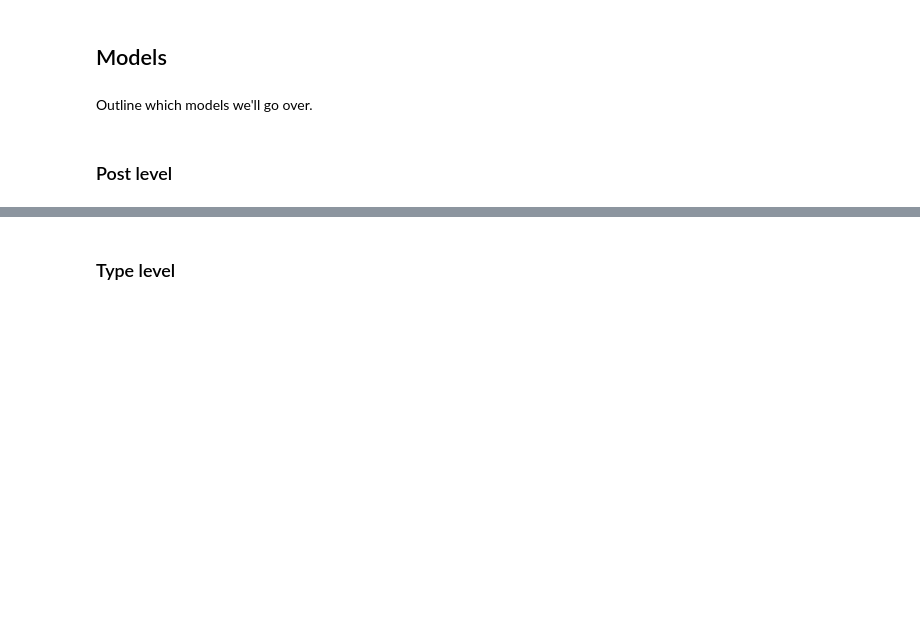
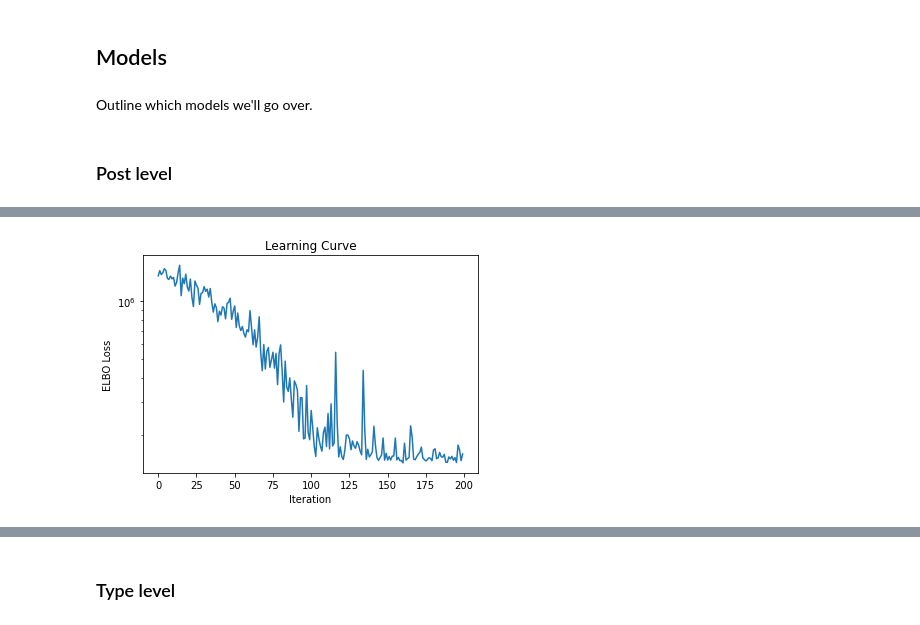
Before and after one commit to ageil/Probabilistic-Programming, a Jupyter notebook: docs/final_notebook.ipynb, the cells around one changed output, grey strips where cells are left out. Drawn from its saved outputs; the diff is of its cells as text; code cells hidden in the pictures; blank space fills up the shorter version.

```diff
--- a/docs/final_notebook.ipynb
+++ b/docs/final_notebook.ipynb
@@ -34,0 +71,6 @@ Note that some news articles may contain multiple claims reviewed separately. In
+# %%
+data_tuple, lookup_tuple, label_tuple = processData(news + corrections, comments, minutes=60)
+
+original_p_data, t_data, s_data, r_data, y = data_tuple
+p_types, p_stories, p_subreddits = lookup_tuple
+countries, authors, story_claim_titles, subreddits = label_tuple
@@ -34,0 +79,2 @@ Note that some news articles may contain multiple claims reviewed separately. In
+# %%
+p_data = transform_data(original_p_data)
@@ -35,3 +83,8 @@ Note that some news articles may contain multiple claims reviewed separately. In
+# %%
+train_data, test_data, unsplit_data = split_and_prep_data(p_data, t_data, s_data, r_data, y, p_types, p_stories, p_subreddits, train_frac=0.7)
+p_data_train, y_train, p_types_train, p_stories_train, p_subreddits_train = train_data
+p_data_test, y_test, p_types_test, p_stories_test, p_subreddits_test = test_data
+t_data, s_data, r_data = unsplit_data
 # %% [markdown]
 ## Models
 # %% [markdown]
@@ -41,2 +96,4 @@ Outline which models we'll go over.
 # %%
 # Define, Run Inference, Eval
+# %%
+post_svi, post_losses = run_svi(post_model, post_guide, train_data, unsplit_data, num_iters=200, lr=1e-2)
@@ -42,0 +102,4 @@ Outline which models we'll go over.
+# %%
+plot_losses(post_losses, log_scale = True, skip_first = 0)
+# %% [output]
+[figure, added]
```
Also changed, not shown: parts of 26 cells of this notebook, 14 other files.
